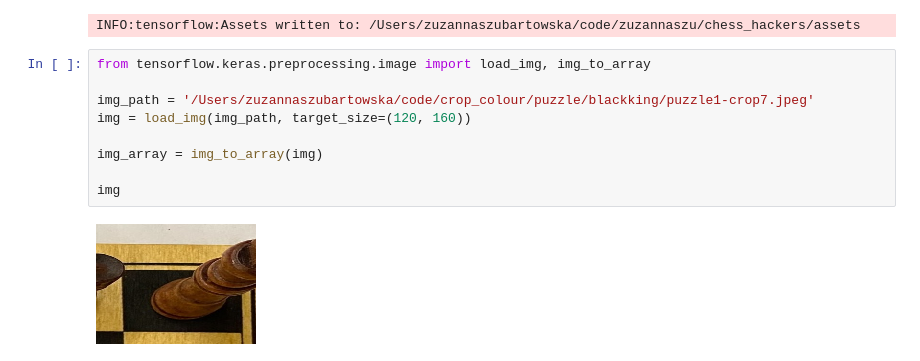
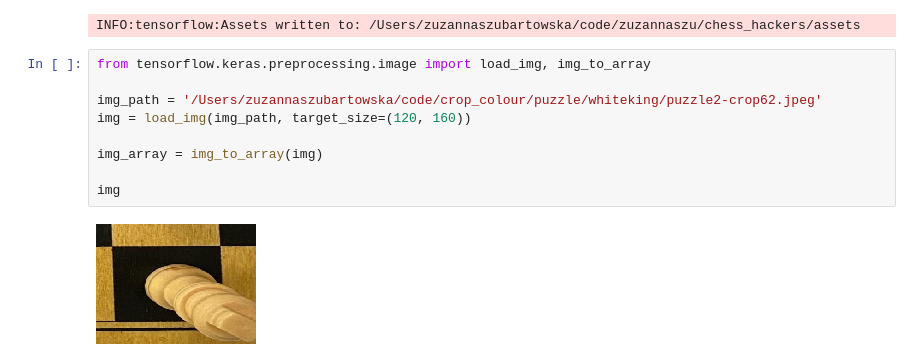
Before and after one commit to zuzannaszu/chess_hackers, a Jupyter notebook: new_data_pr.ipynb, the cells around one changed output. Cells and saved outputs as stored; diff of their text form.

```diff
--- a/new_data_pr.ipynb
+++ b/new_data_pr.ipynb
@@ -143,14 +141,14 @@ INFO:tensorflow:Assets written to: /Users/zuzannaszubartowska/code/zuzannaszu/ch
 # %%
 from tensorflow.keras.preprocessing.image import load_img, img_to_array
 
-img_path = '/Users/zuzannaszubartowska/code/crop_colour/puzzle/blackking/puzzle1-crop7.jpeg'
+img_path = '/Users/zuzannaszubartowska/code/crop_colour/puzzle/whiteking/puzzle2-crop62.jpeg'
 img = load_img(img_path, target_size=(120, 160))
 
 img_array = img_to_array(img)
 
 img
 # %% [output]
-[figure, old version]
+[figure, new version]
 # %%
 import numpy as np
 
```
Also changed, not shown: parts of 6 cells of this notebook, 4 other files.
